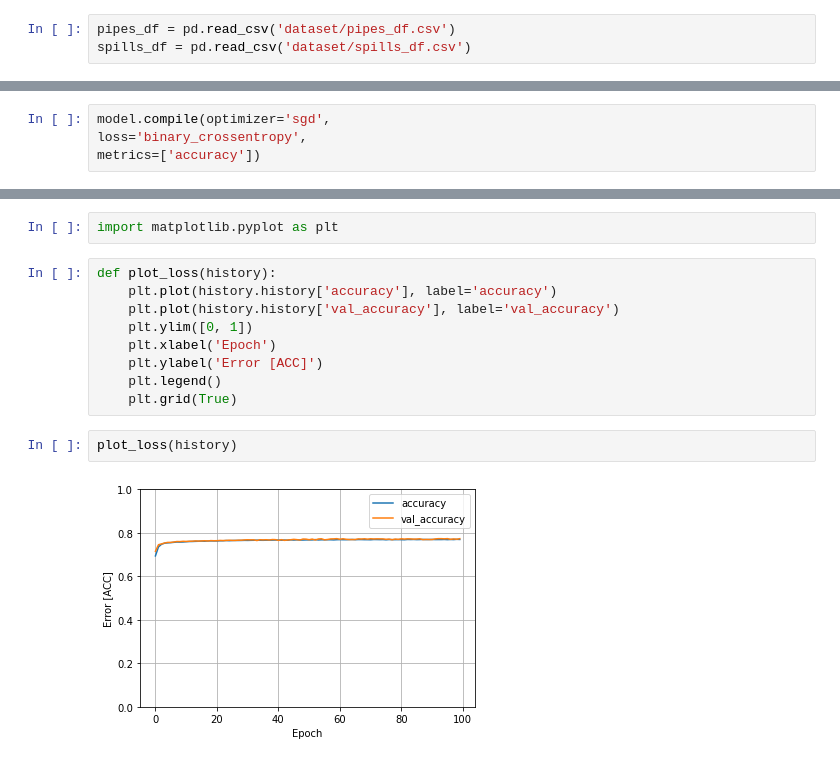
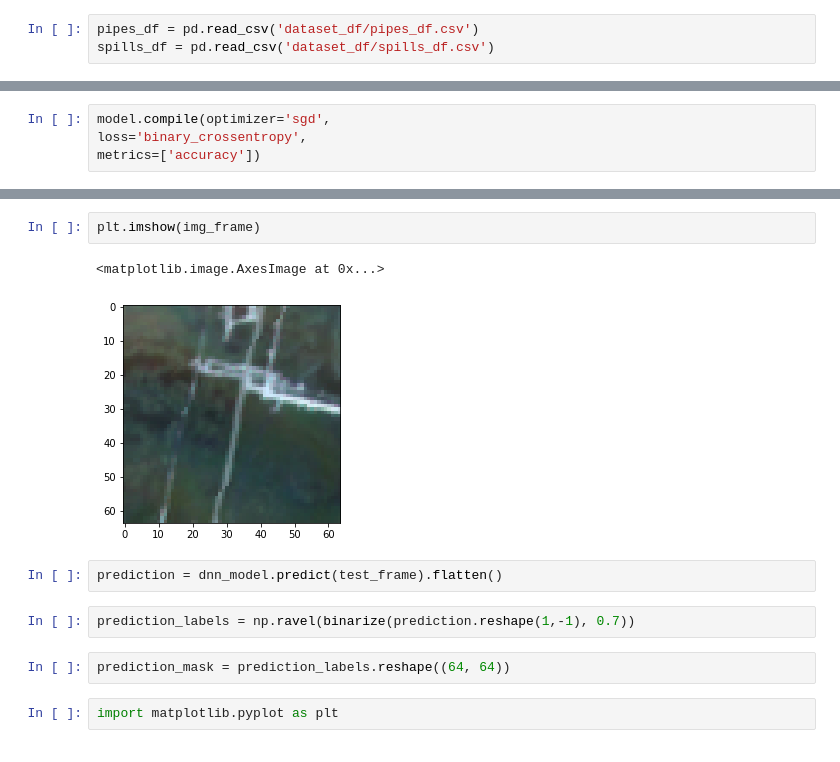
Before and after one commit to buugaaga/pobeda, a Jupyter notebook: notebooks/regression.ipynb, the cells around one changed output, grey strips where cells are left out. Cells and saved outputs as stored; diff of their text form.

```diff
--- a/notebooks/regression.ipynb
+++ b/notebooks/regression.ipynb
@@ -7,6 +14,6 @@ from tensorflow.keras import layers
 # %%
-pipes_df = pd.read_csv('dataset/pipes_df.csv')
-spills_df = pd.read_csv('dataset/spills_df.csv')
+pipes_df = pd.read_csv('dataset_df/pipes_df.csv')
+spills_df = pd.read_csv('dataset_df/spills_df.csv')
 # %%
 pipes_df.head()
 # %% [output]
@@ -268,15 +324,13 @@ CLP - -1.277699
+# %%
+plt.imshow(img_frame)
+# %% [output]
+<matplotlib.image.AxesImage at 0x...>
+[figure, added]
+# %%
+prediction = dnn_model.predict(test_frame).flatten()
+# %%
+prediction_labels = np.ravel(binarize(prediction.reshape(1,-1), 0.7))
+# %%
+prediction_mask = prediction_labels.reshape((64, 64))
 # %%
 import matplotlib.pyplot as plt
-# %%
-def plot_loss(history):
-    plt.plot(history.history['accuracy'], label='accuracy')
-    plt.plot(history.history['val_accuracy'], label='val_accuracy')
-    plt.ylim([0, 1])
-    plt.xlabel('Epoch')
-    plt.ylabel('Error [ACC]')
-    plt.legend()
-    plt.grid(True)
-# %%
-plot_loss(history)
-# %% [output]
-[figure, removed]
```
Also changed, not shown: parts of 60 cells of this notebook, 3 other files.
